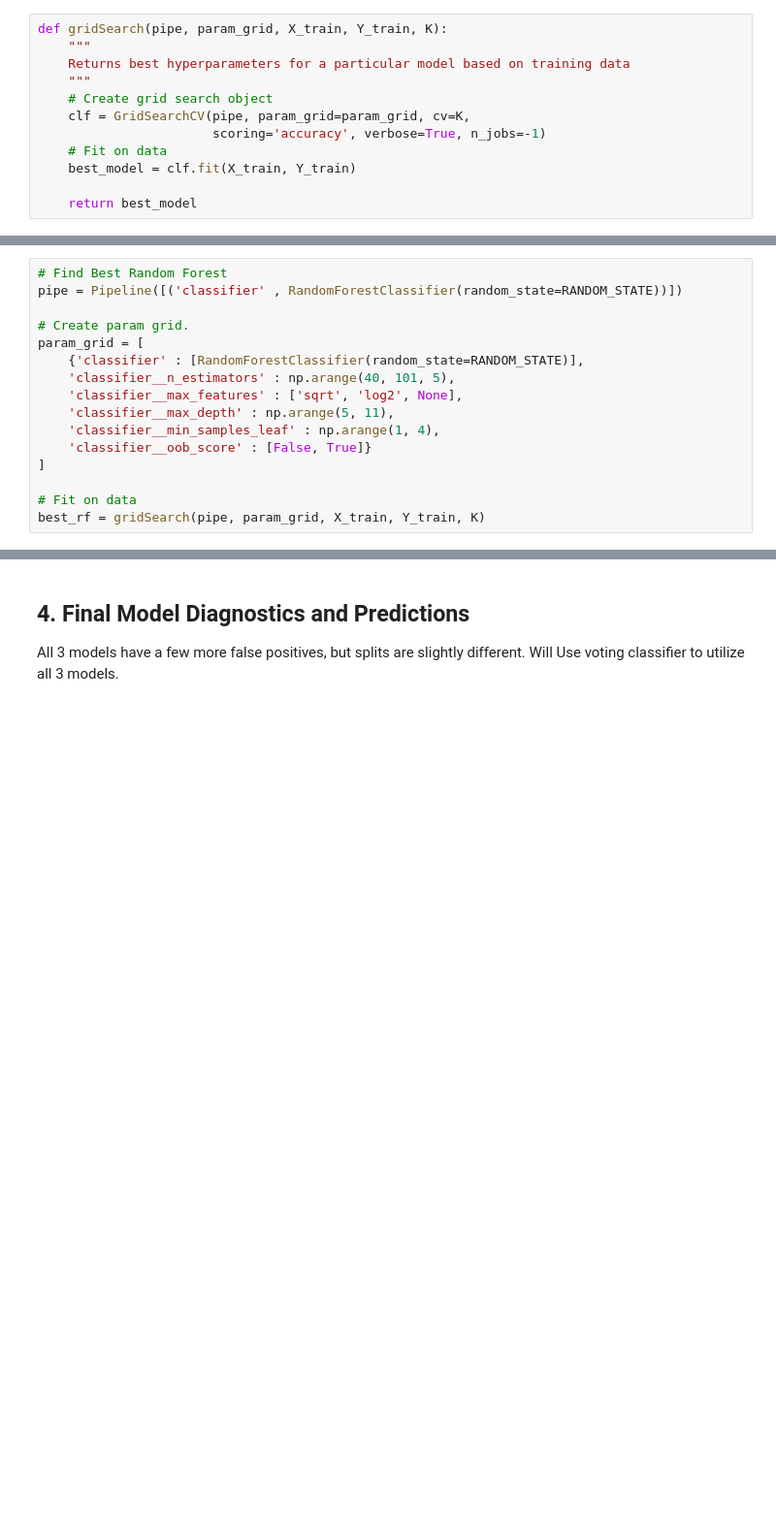
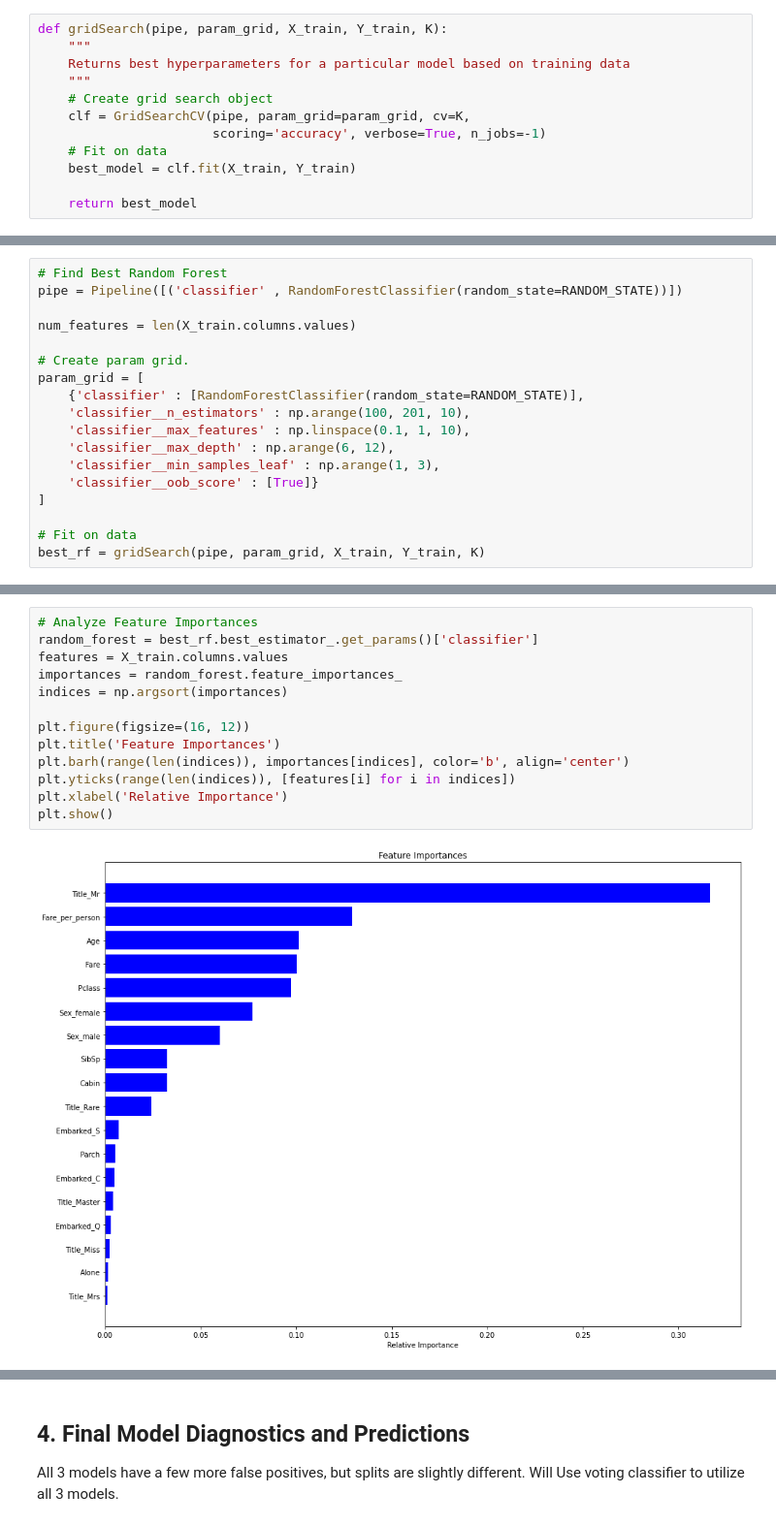
Before and after one commit to Kendall-Kikkawa/Titanic_Kaggle_Challenge, a Jupyter notebook: Titanic.ipynb, the cells around one changed output, grey strips where cells are left out. Shown: that part at 97% size. Saved outputs shown, nothing was run; the diff lists cells and outputs as text; blank space fills up the shorter version.

```diff
--- a/Titanic.ipynb
+++ b/Titanic.ipynb
@@ -650,14 +597,16 @@ Best Logistic Regression Accuracy =  0.8271671583704727
 # Find Best Random Forest
 pipe = Pipeline([('classifier' , RandomForestClassifier(random_state=RANDOM_STATE))])
 
+num_features = len(X_train.columns.values)
+
 # Create param grid.
 param_grid = [
     {'classifier' : [RandomForestClassifier(random_state=RANDOM_STATE)],
-    'classifier__n_estimators' : np.arange(40, 101, 5),
-    'classifier__max_features' : ['sqrt', 'log2', None],
-    'classifier__max_depth' : np.arange(5, 11),
-    'classifier__min_samples_leaf' : np.arange(1, 4),
-    'classifier__oob_score' : [False, True]}
+    'classifier__n_estimators' : np.arange(100, 201, 10),
+    'classifier__max_features' : np.linspace(0.1, 1, 10),
+    'classifier__max_depth' : np.arange(6, 12),
+    'classifier__min_samples_leaf' : np.arange(1, 3),
+    'classifier__oob_score' : [True]}
 ]
 
 # Fit on data
@@ -696,3 +645,18 @@ Best Random Forest Accuracy =  0.8372606867114432
+# %%
+# Analyze Feature Importances
+random_forest = best_rf.best_estimator_.get_params()['classifier']
+features = X_train.columns.values
+importances = random_forest.feature_importances_
+indices = np.argsort(importances)
+
+plt.figure(figsize=(16, 12))
+plt.title('Feature Importances')
+plt.barh(range(len(indices)), importances[indices], color='b', align='center')
+plt.yticks(range(len(indices)), [features[i] for i in indices])
+plt.xlabel('Relative Importance')
+plt.show()
+# %% [output]
+[figure, added]
 # %%
 # Find Best KNN
 pipe = Pipeline([('classifier' , KNeighborsClassifier())])
```
Also changed, not shown: parts of 37 cells of this notebook, 1 other file.
